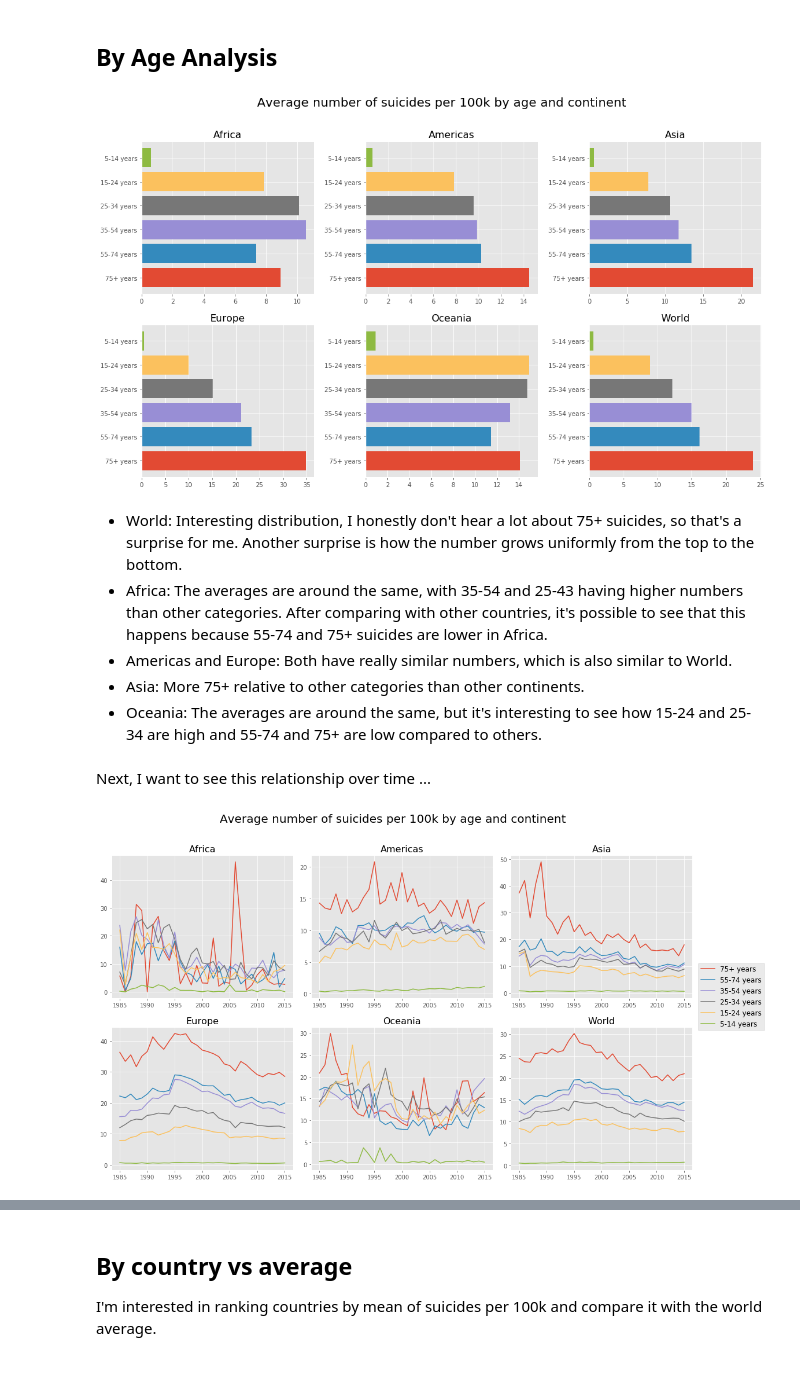
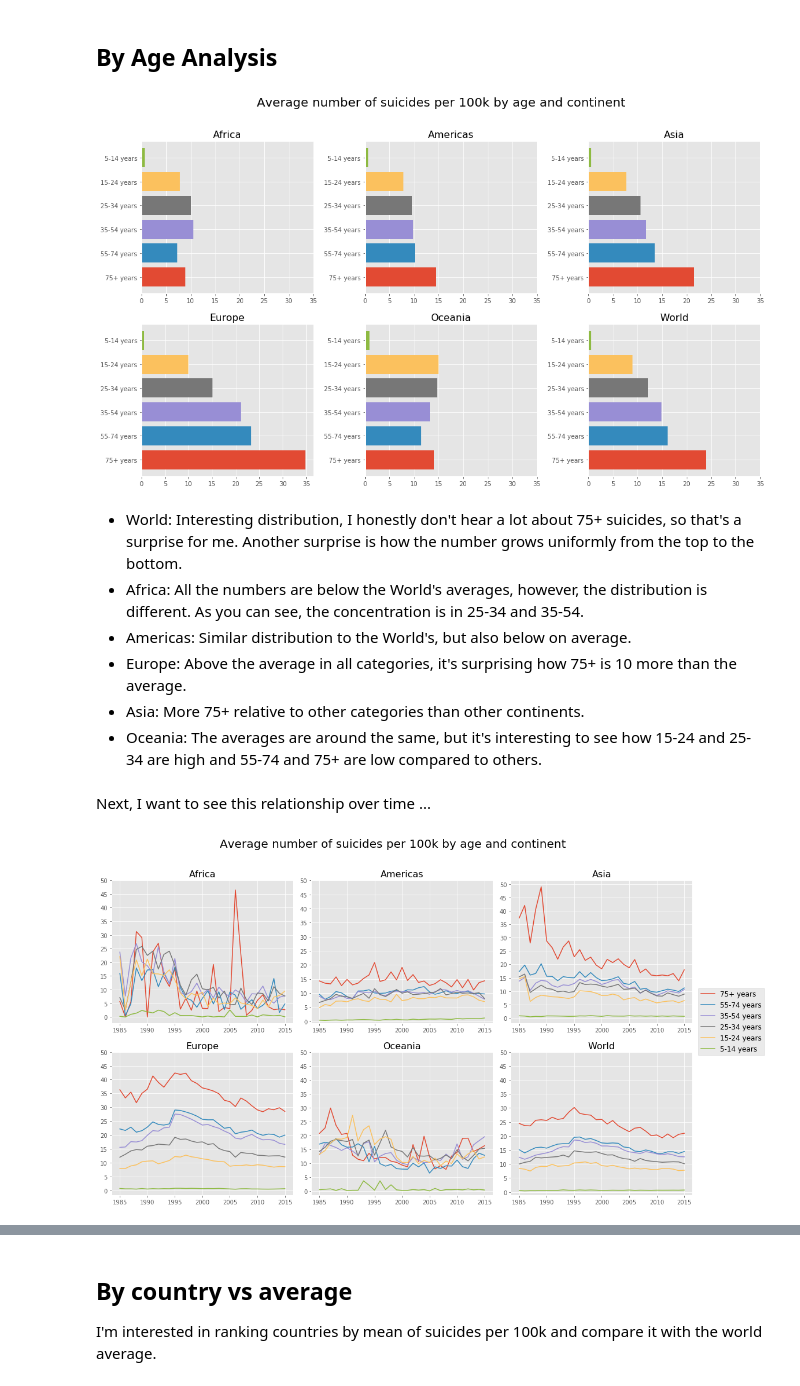
Before and after one commit to renoneto/data-science-portfolio, a Jupyter notebook: suicide_analysis.ipynb, the cells around one changed output, grey strips where cells are left out. Cells and saved outputs as stored; diff of their text form; code cells hidden in the pictures.

```diff
--- a/suicide_analysis.ipynb
+++ b/suicide_analysis.ipynb
@@ -294,7 +294,8 @@ for idx, continent in enumerate(continents):
     else:
         axs[chart_pos_0,chart_pos_1].plot(y,x, label='_nolegend_')
 
-    #Chart Title
+    #Chart Title and Y Ticks
+    axs[chart_pos_0,chart_pos_1].set_yticks(range(0,40,5))
     axs[chart_pos_0,chart_pos_1].set_title(continent,fontsize=16)
 
 
@@ -340,39 +341,41 @@ age_df_world = df[df['year'] < 2016].groupby(['age']).mean()['suicides_per_100k'
 age_df_world['continent'] = 'World'
 #Continents and merge
 age_df = df[df['year'] < 2016].groupby(['age','continent']).mean()['suicides_per_100k'].reset_index()
 age_df = pd.concat([age_df, age_df_world])
 
 #Create list of ages to loop through
 ages_list = ['75+ years','55-74 years','35-54 years','25-34 years','15-24 years','5-14 years']
 #Plot!
 fig, axs = plt.subplots(2,3)
 plt.subplots_adjust(wspace = 0.3)
 fig.set_size_inches(18,10)
 
 #Chart Position on the matrix
 position = [[0,0],[0,1],[0,2],[1,0],[1,1],[1,2]]
 
 #Loop through continents list
 for idx, continent in enumerate(continents):
     for age_group in ages_list:
         #Chart Position
         chart_pos_0 = position[idx][0]
         chart_pos_1 = position[idx][1]
         age_df_chart = age_df[(age_df['age'] == age_group) & (age_df['continent'] == continent)]
         x = age_df_chart['suicides_per_100k']
         y = age_df_chart['age']
         axs[chart_pos_0,chart_pos_1].barh(y,x)
-        #Chart Title
+        #Chart Title and Y Ticks
+        axs[chart_pos_0,chart_pos_1].set_xticks(range(0,36,5))
         axs[chart_pos_0,chart_pos_1].set_title(continent,fontsize=16)
 
 #Title
 fig.suptitle('Average number of suicides per 100k by age and continent', fontsize=20);
 # %% [output]
-[figure, old version]
+[figure, new version]
 # %% [markdown]
 - World: Interesting distribution, I honestly don't hear a lot about 75+ suicides, so that's a surprise for me. Another surprise is how the number grows uniformly from the top to the bottom.
-- Africa: The averages are around the same, with 35-54 and 25-43 having higher numbers than other categories. After comparing with other countries, it's possible to see that this happens because 55-74 and 75+ suicides are lower in Africa.
-- Americas and Europe: Both have really similar numbers, which is also similar to World.
+- Africa: All the numbers are below the World's averages, however, the distribution is different. As you can see, the concentration is in 25-34 and 35-54.
+- Americas: Similar distribution to the World's, but also below on average.
+- Europe: Above the average in all categories, it's surprising how 75+ is 10 more than the average.
 - Asia: More 75+ relative to other categories than other continents.
 - Oceania: The averages are around the same, but it's interesting to see how 15-24 and 25-34 are high and 55-74 and 75+ are low compared to others.
 # %% [markdown]
@@ -410,13 +413,14 @@ for idx, continent in enumerate(continents):
             axs[chart_pos_0,chart_pos_1].plot(y,x,label=age_group)
         else:
             axs[chart_pos_0,chart_pos_1].plot(y,x,label='_nolegend_')
-        #Chart Title
+        #Chart Title and Y Ticks
+        axs[chart_pos_0,chart_pos_1].set_yticks(range(0,51,5))
         axs[chart_pos_0,chart_pos_1].set_title(continent,fontsize=16)
 
 #Title and legend
 fig.legend(loc=5,fontsize=12)
 fig.suptitle('Average number of suicides per 100k by age and continent', fontsize=20);
 # %% [output]
-[figure, old version]
+[figure, new version]
 # %% [markdown]
 - Africa: Lines seem to have a downward trend, even though they look really volatile. I also feel like there's something wrong with the peak around 2005 for 75+.
```
Also changed, not shown: parts of 19 cells of this notebook.
